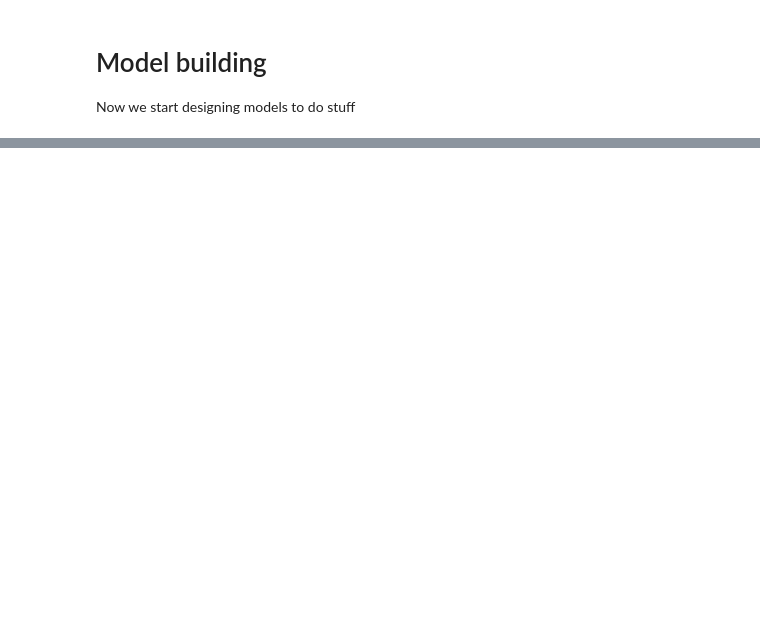
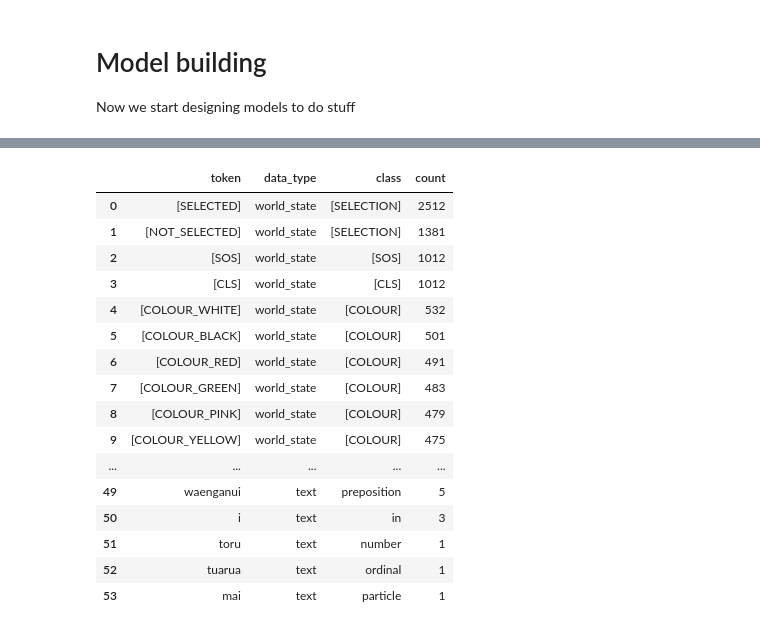
Before and after one commit to mathematiguy/horopakitanga, a Jupyter notebook: notebooks/04-model-building.ipynb, the cells around one changed output, grey strips where cells are left out. Drawn from its saved outputs; the diff is of its cells as text; code cells hidden in the pictures; blank space fills up the shorter version.

```diff
--- a/notebooks/04-model-building.ipynb
+++ b/notebooks/04-model-building.ipynb
@@ -214,0 +171,20 @@ Epoch 100/100, Batch 0, Loss: 1.9081225395202637
+# %%
+token_class_dict = {
+    '[PAD]': ['[PAD]'],
+    '[SOS]': ['[SOS]'],
+    '[SELECTION]': ['[SELECTED]', '[NOT_SELECTED]'],
+    '[COLOUR]': [
+        '[COLOUR_RED]',
+        '[COLOUR_BLUE]',
+        '[COLOUR_GREEN]',
+        '[COLOUR_YELLOW]',
+        '[COLOUR_BLACK]',
+        '[COLOUR_WHITE]',
+        '[COLOUR_BROWN]',
+        '[COLOUR_PINK]'],
+    '[HEIGHT]': [f'[HEIGHT_{i}]' for i in range(1,11)],
+    '[CLS]': ['[CLS]']
+}
+token_to_class_dict = {token: type for type, tokens in token_class_dict.items() for token in tokens}
+token_to_class_dict.update(word_to_type_dict)
+token_to_class_dict
@@ -214,0 +211,37 @@ Epoch 100/100, Batch 0, Loss: 1.9081225395202637
+# %%
+token_data = (rākau_data
+     .rākau
+     .apply(world_state_tokenizer.tokenize)
+     .apply(lambda x: [world_state_tokenizer.id_map[id] for id in x])
+     .explode()
+     .value_counts()
+     .to_frame()
+     .reset_index()
+     .rename(columns={'rākau': 'token'})
+)
+token_data['class'] = token_data.token.apply(lambda x: token_to_class_dict[x])
+token_data = token_data[['token', 'class', 'count']]
+token_data['data_type'] = 'world_state'
+vocab_data['data_type'] = 'text'
+
+token_data = pd.concat([token_data, vocab_data.rename(columns={'kupu': 'token'})]).reset_index(drop=True)
+token_data = token_data[['token', 'data_type', 'class', 'count']]
+token_data
+# %% [output]
+|  | token | data_type | class | count |
+| 0 | [SELECTED] | world_state | [SELECTION] | 2512 |
+| 1 | [NOT_SELECTED] | world_state | [SELECTION] | 1381 |
+| 2 | [SOS] | world_state | [SOS] | 1012 |
+| 3 | [CLS] | world_state | [CLS] | 1012 |
+| 4 | [COLOUR_WHITE] | world_state | [COLOUR] | 532 |
+| 5 | [COLOUR_BLACK] | world_state | [COLOUR] | 501 |
+| 6 | [COLOUR_RED] | world_state | [COLOUR] | 491 |
+| 7 | [COLOUR_GREEN] | world_state | [COLOUR] | 483 |
+| 8 | [COLOUR_PINK] | world_state | [COLOUR] | 479 |
+| 9 | [COLOUR_YELLOW] | world_state | [COLOUR] | 475 |
+| ... | ... | ... | ... | ... |
+| 49 | waenganui | text | preposition | 5 |
+| 50 | i | text | in | 3 |
+| 51 | toru | text | number | 1 |
+| 52 | tuarua | text | ordinal | 1 |
+| 53 | mai | text | particle | 1 |
```
Also changed, not shown: parts of 32 cells of this notebook, 14 other files.
